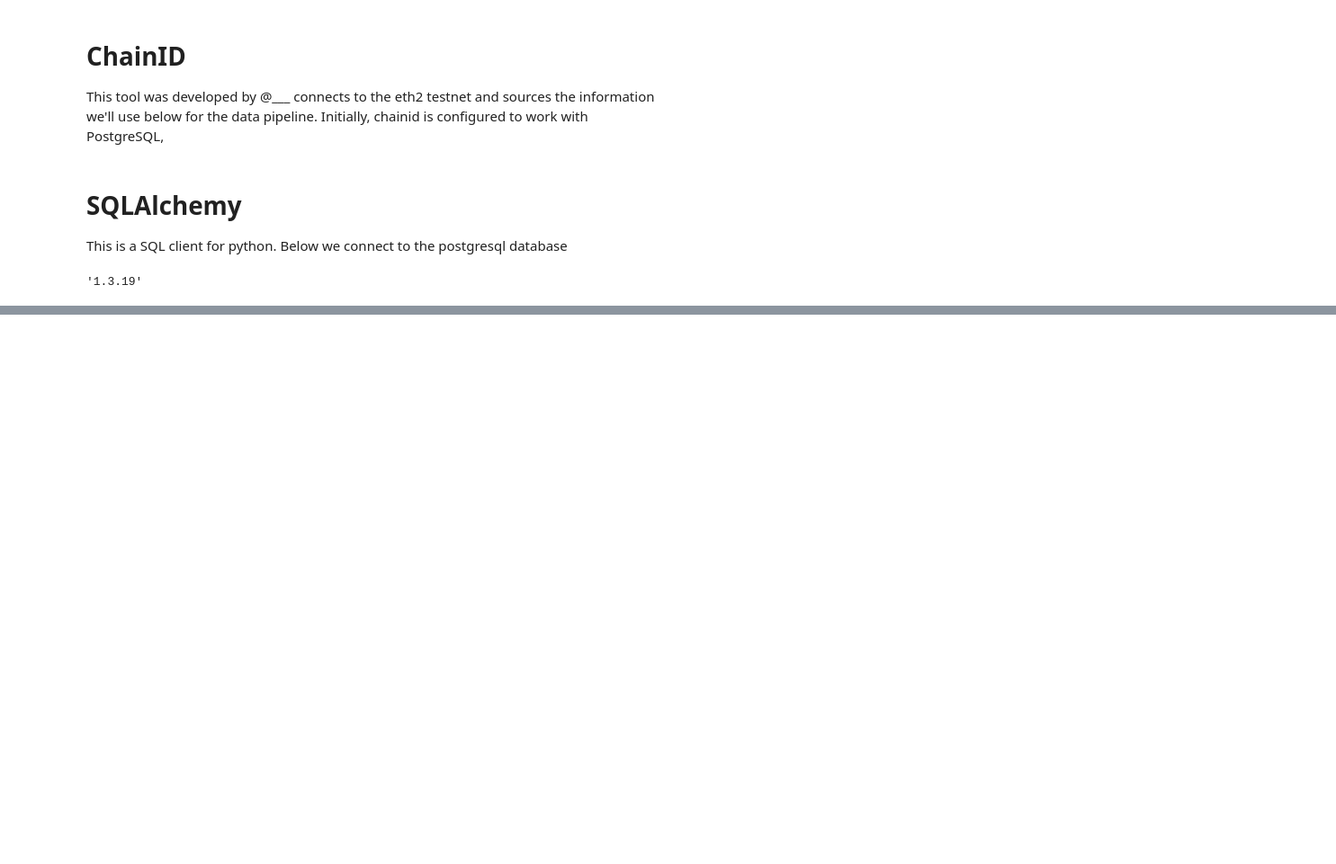
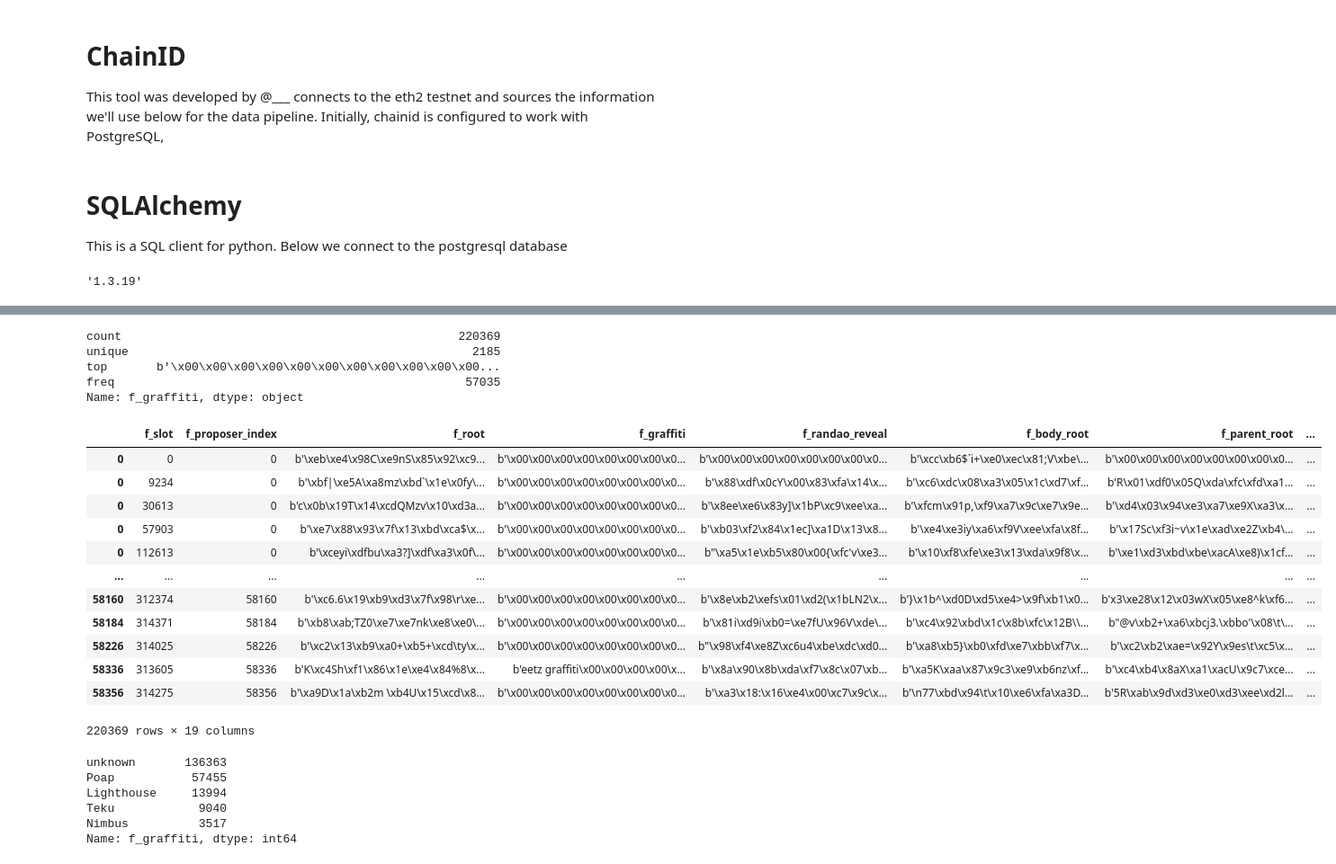
Before and after one commit to dOrgTech/MedallaDataChallenge, a Jupyter notebook: 01_medalla_initial_exploration.ipynb, the cells around one changed output, grey strips where cells are left out. Shown: that part at 90% size. Saved outputs shown, nothing was run; the diff lists cells and outputs as text; code cells hidden in the pictures; blank space fills up the shorter version.

```diff
--- a/01_medalla_initial_exploration.ipynb
+++ b/01_medalla_initial_exploration.ipynb
@@ -168,0 +131,7 @@ result.fetchall()
+# %%
+blocks_df = pd.read_sql_table(
+    't_blocks',
+    con=conn
+)
+
+print(blocks_df.info())
@@ -168,0 +158,3 @@ result.fetchall()
+# %%
+blocks_df.index = blocks_df.f_proposer_index
+blocks_df
@@ -168,0 +214,52 @@ result.fetchall()
+# %%
+blocks_df.f_graffiti.describe()
+# %% [output]
+count                                                220369
+unique                                                 2185
+top       b'\x00\x00\x00\x00\x00\x00\x00\x00\x00\x00\x00...
+freq                                                  57035
+Name: f_graffiti, dtype: object
+# %%
+data = blocks_df.join(validators_df)
+data
+# %% [output]
+|  | f_slot | f_proposer_index | f_root | f_graffiti | f_randao_reveal | f_body_root | f_parent_root | ... |
+| 0 | 0 | 0 | b'\xeb\xe4\x98C\xe9nS\x85\x92\xc9... | b'\x00\x00\x00\x00\x00\x00\x00\x0... | b'\x00\x00\x00\x00\x00\x00\x00\x0... | b'\xcc\xb6$`i+\xe0\xec\x81;V\xbe\... | b'\x00\x00\x00\x00\x00\x00\x00\x0... | ... |
+| 0 | 9234 | 0 | b'\xbf|\xe5A\xa8mz\xbd`\x1e\x0fy\... | b'\x00\x00\x00\x00\x00\x00\x00\x0... | b'\x88\xdf\x0cY\x00\x83\xfa\x14\x... | b'\xc6\xdc\x08\xa3\x05\x1c\xd7\xf... | b'R\x01\xdf0\x05Q\xda\xfc\xfd\xa1... | ... |
+| 0 | 30613 | 0 | b'c\x0b\x19T\x14\xcdQMzv\x10\xd3a... | b'\x00\x00\x00\x00\x00\x00\x00\x0... | b'\x8ee\xe6\x83y]\x1bP\xc9\xee\xa... | b'\xfcm\x91p,\xf9\xa7\x9c\xe7\x9e... | b'\xd4\x03\x94\xe3\xa7\xe9X\xa3\x... | ... |
+| 0 | 57903 | 0 | b'\xe7\x88\x93\x7f\x13\xbd\xca$\x... | b'\x00\x00\x00\x00\x00\x00\x00\x0... | b'\xb03\xf2\x84\x1ec]\xa1D\x13\x8... | b'\xe4\xe3iy\xa6\xf9V\xee\xfa\x8f... | b'\x17Sc\xf3i~v\x1e\xad\xe2Z\xb4\... | ... |
+| 0 | 112613 | 0 | b'\xceyi\xdfbu\xa3?]\xdf\xa3\x0f\... | b'\x00\x00\x00\x00\x00\x00\x00\x0... | b"\xa5\x1e\xb5\x80\x00{\xfc'v\xe3... | b'\x10\xf8\xfe\xe3\x13\xda\x9f8\x... | b'\xe1\xd3\xbd\xbe\xacA\xe8)\x1cf... | ... |
+| ... | ... | ... | ... | ... | ... | ... | ... | ... |
+| 58160 | 312374 | 58160 | b'\xc6.6\x19\xb9\xd3\x7f\x98\r\xe... | b'\x00\x00\x00\x00\x00\x00\x00\x0... | b'\x8e\xb2\xefs\x01\xd2(\x1bLN2\x... | b'}\x1b^\xd0D\xd5\xe4>\x9f\xb1\x0... | b'x3\xe28\x12\x03wX\x05\xe8^k\xf6... | ... |
+| 58184 | 314371 | 58184 | b'\xb8\xab;TZ0\xe7\xe7nk\xe8\xe0\... | b'\x00\x00\x00\x00\x00\x00\x00\x0... | b'\x81i\xd9i\xb0=\xe7fU\x96V\xde\... | b'\xc4\x92\xbd\x1c\x8b\xfc\x12B\\... | b"@v\xb2+\xa6\xbcj3.\xbbo'\x08\t\... | ... |
+| 58226 | 314025 | 58226 | b'\xc2\x13\xb9\xa0+\xb5+\xcd\ty\x... | b'\x00\x00\x00\x00\x00\x00\x00\x0... | b"\x98\xf4\xe8Z\xc6u4\xbe\xdc\xd0... | b'\xa8\xb5}\xb0\xfd\xe7\xbb\xf7\x... | b'\xc2\xb2\xae=\x92Y\x9es\t\xc5\x... | ... |
+| 58336 | 313605 | 58336 | b'K\xc4Sh\xf1\x86\x1e\xe4\x84%8\x... | b'eetz graffiti\x00\x00\x00\x00\x... | b'\x8a\x90\x8b\xda\xf7\x8c\x07\xb... | b'\xa5K\xaa\x87\x9c3\xe9\xb6nz\xf... | b'\xc4\xb4\x8aX\xa1\xacU\x9c7\xce... | ... |
+| 58356 | 314275 | 58356 | b'\xa9D\x1a\xb2m \xb4U\x15\xcd\x8... | b'\x00\x00\x00\x00\x00\x00\x00\x0... | b'\xa3\x18:\x16\xe4\x00\xc7\x9c\x... | b'\n77\xbd\x94\t\x10\xe6\xfa\xa3D... | b'5R\xab\x9d\xd3\xe0\xd3\xee\xd2l... | ... |
+220369 rows × 19 columns
+# %%
+#Manual counting of the occurrences in the block graffiti
+
+def client_identifier(grafitti):
+    e = grafitti
+    if b'Lighthouse' in e:
+        return 'Lighthouse'
+    elif b'poap' in e:
+        return 'Poap'
+    elif b'teku' in e:
+        return 'Teku'
+    elif b'Nimbus' in e:
+        return 'Nimbus'
+    elif b'Lodestar' in e:
+        return 'Lodestar'
+    else:
+        return 'unknown'
+
+data['client'] = data.f_graffiti.apply(client_identifier)
+data.client.value_counts()
+# %% [output]
+unknown       136363
+Poap           57455
+Lighthouse     13994
+Teku            9040
+Nimbus          3517
+Name: f_graffiti, dtype: int64
```
Also changed, not shown: parts of 25 cells of this notebook, 1 other file.
